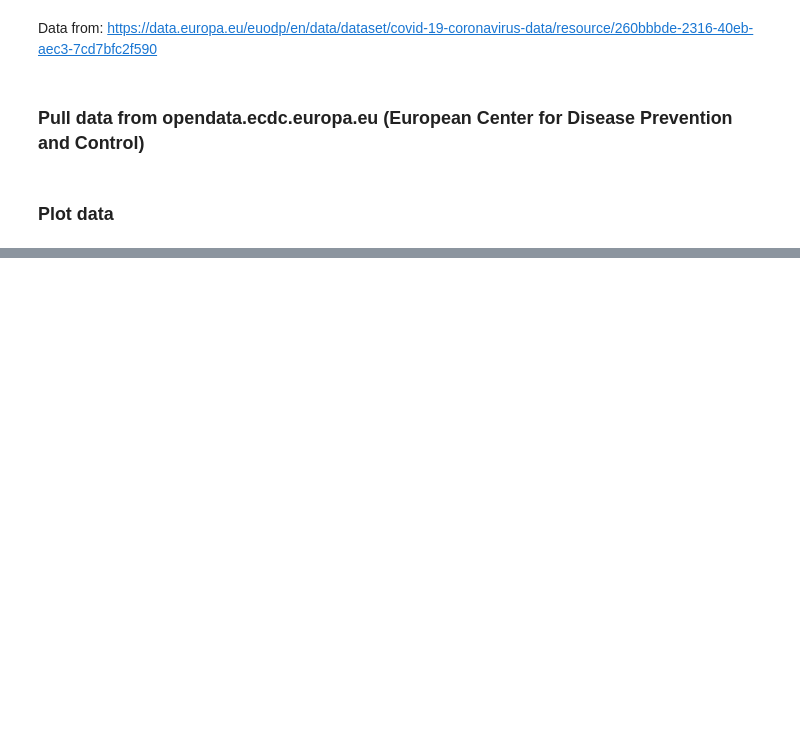
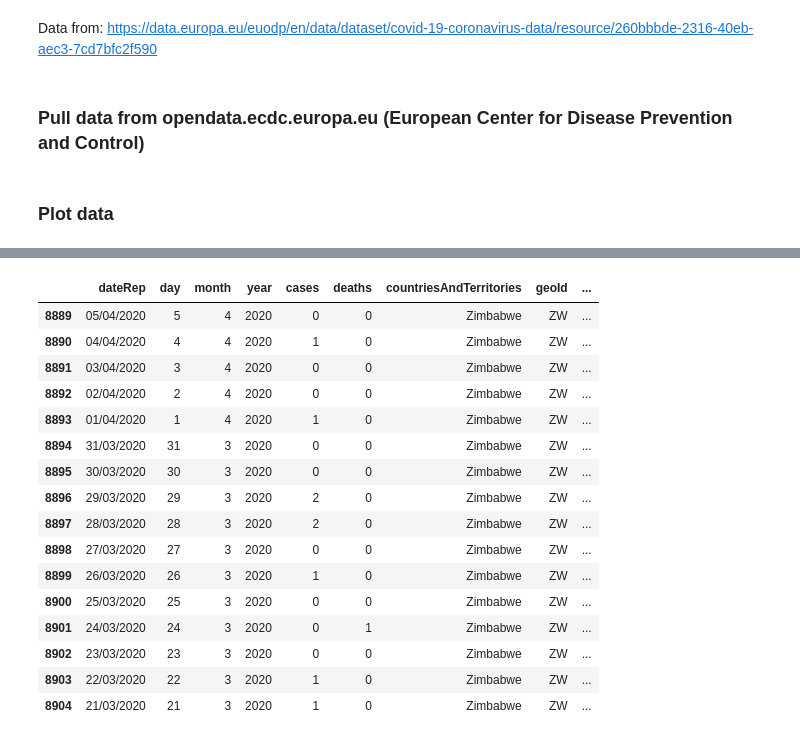
Before and after one commit to PaulHalloran/Jupiter_notebooks_halloran, a Jupyter notebook: covid_international_deaths.ipynb, the cells around one changed output, grey strips where cells are left out. Drawn from its saved outputs; the diff is of its cells as text; code cells hidden in the pictures; blank space fills up the shorter version.

```diff
--- a/covid_international_deaths.ipynb
+++ b/covid_international_deaths.ipynb
@@ -48,0 +84,20 @@ See the caveats in the documentation: http://pandas.pydata.org/pandas-docs/stabl
+# %%
+c_country
+# %% [output]
+|  | dateRep | day | month | year | cases | deaths | countriesAndTerritories | geoId | ... |
+| 8889 | 05/04/2020 | 5 | 4 | 2020 | 0 | 0 | Zimbabwe | ZW | ... |
+| 8890 | 04/04/2020 | 4 | 4 | 2020 | 1 | 0 | Zimbabwe | ZW | ... |
+| 8891 | 03/04/2020 | 3 | 4 | 2020 | 0 | 0 | Zimbabwe | ZW | ... |
+| 8892 | 02/04/2020 | 2 | 4 | 2020 | 0 | 0 | Zimbabwe | ZW | ... |
+| 8893 | 01/04/2020 | 1 | 4 | 2020 | 1 | 0 | Zimbabwe | ZW | ... |
+| 8894 | 31/03/2020 | 31 | 3 | 2020 | 0 | 0 | Zimbabwe | ZW | ... |
+| 8895 | 30/03/2020 | 30 | 3 | 2020 | 0 | 0 | Zimbabwe | ZW | ... |
+| 8896 | 29/03/2020 | 29 | 3 | 2020 | 2 | 0 | Zimbabwe | ZW | ... |
+| 8897 | 28/03/2020 | 28 | 3 | 2020 | 2 | 0 | Zimbabwe | ZW | ... |
+| 8898 | 27/03/2020 | 27 | 3 | 2020 | 0 | 0 | Zimbabwe | ZW | ... |
+| 8899 | 26/03/2020 | 26 | 3 | 2020 | 1 | 0 | Zimbabwe | ZW | ... |
+| 8900 | 25/03/2020 | 25 | 3 | 2020 | 0 | 0 | Zimbabwe | ZW | ... |
+| 8901 | 24/03/2020 | 24 | 3 | 2020 | 0 | 1 | Zimbabwe | ZW | ... |
+| 8902 | 23/03/2020 | 23 | 3 | 2020 | 0 | 0 | Zimbabwe | ZW | ... |
+| 8903 | 22/03/2020 | 22 | 3 | 2020 | 1 | 0 | Zimbabwe | ZW | ... |
+| 8904 | 21/03/2020 | 21 | 3 | 2020 | 1 | 0 | Zimbabwe | ZW | ... |
```
Also changed, not shown: parts of 2 cells of this notebook.
